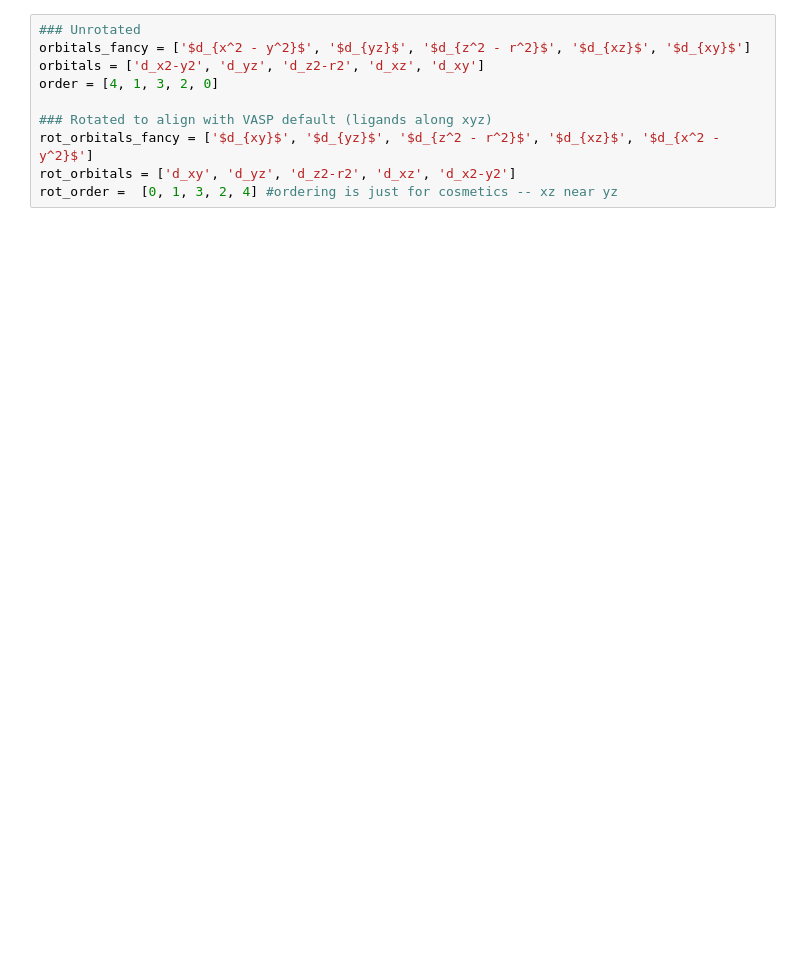
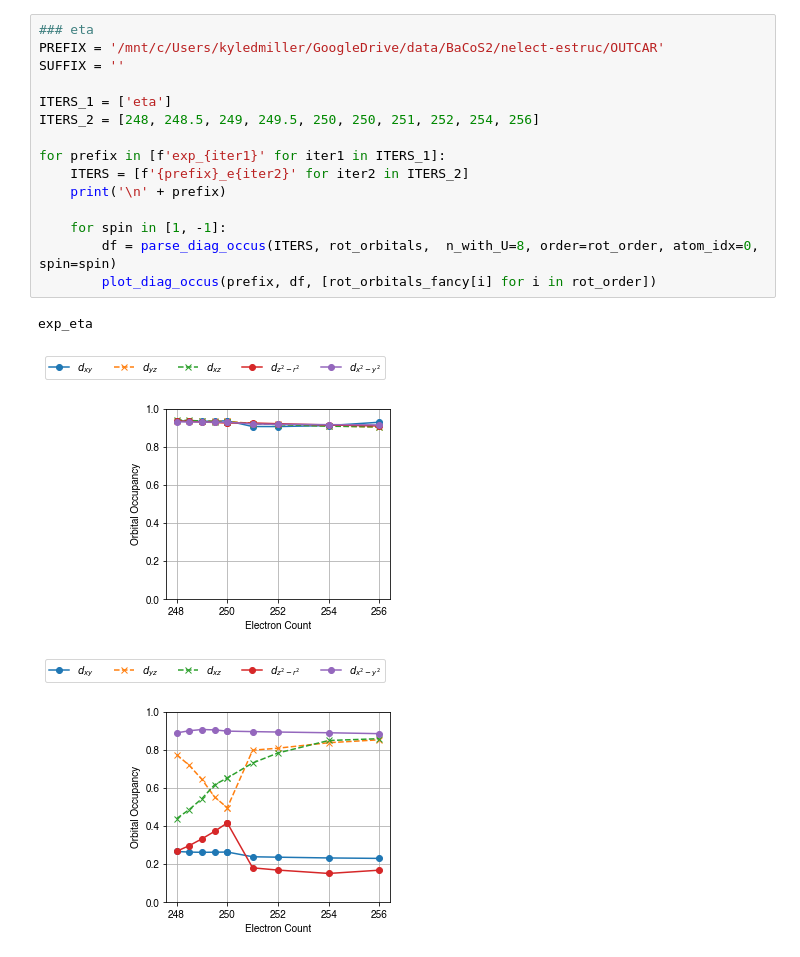
Before and after one commit to kyledmiller/kdm_vault, a Jupyter notebook: scripts_dft/plot_occu.ipynb, the cells around one changed output. Cells and saved outputs as stored; diff of their text form; blank space fills up the shorter version.

```diff
--- a/scripts_dft/plot_occu.ipynb
+++ b/scripts_dft/plot_occu.ipynb
@@ -83,10 +142,19 @@ SUFFIX = ""
-# %%
-### Unrotated
-orbitals_fancy = ['$d_{x^2 - y^2}$', '$d_{yz}$', '$d_{z^2 - r^2}$', '$d_{xz}$', '$d_{xy}$']
-orbitals = ['d_x2-y2', 'd_yz', 'd_z2-r2', 'd_xz', 'd_xy']
-order = [4, 1, 3, 2, 0]
-
-### Rotated to align with VASP default (ligands along xyz)
-rot_orbitals_fancy = ['$d_{xy}$', '$d_{yz}$', '$d_{z^2 - r^2}$', '$d_{xz}$', '$d_{x^2 - y^2}$']
-rot_orbitals = ['d_xy', 'd_yz', 'd_z2-r2', 'd_xz', 'd_x2-y2']
-rot_order =  [0, 1, 3, 2, 4] #ordering is just for cosmetics -- xz near yz
+# %%
+### eta
+PREFIX = '/mnt/c/Users/kyledmiller/GoogleDrive/data/BaCoS2/nelect-estruc/OUTCAR'
+SUFFIX = ''
+
+ITERS_1 = ['eta']
+ITERS_2 = [248, 248.5, 249, 249.5, 250, 250, 251, 252, 254, 256]
+
+for prefix in [f'exp_{iter1}' for iter1 in ITERS_1]:
+    ITERS = [f'{prefix}_e{iter2}' for iter2 in ITERS_2]
+    print('\n' + prefix)
+
+    for spin in [1, -1]:
+        df = parse_diag_occus(ITERS, rot_orbitals,  n_with_U=8, order=rot_order, atom_idx=0, spin=spin)
+        plot_diag_occus(prefix, df, [rot_orbitals_fancy[i] for i in rot_order])
+# %% [output]
+exp_eta
+[figure, added]
+[figure, added]
```
Also changed, not shown: parts of 13 cells of this notebook, 4 other files.
